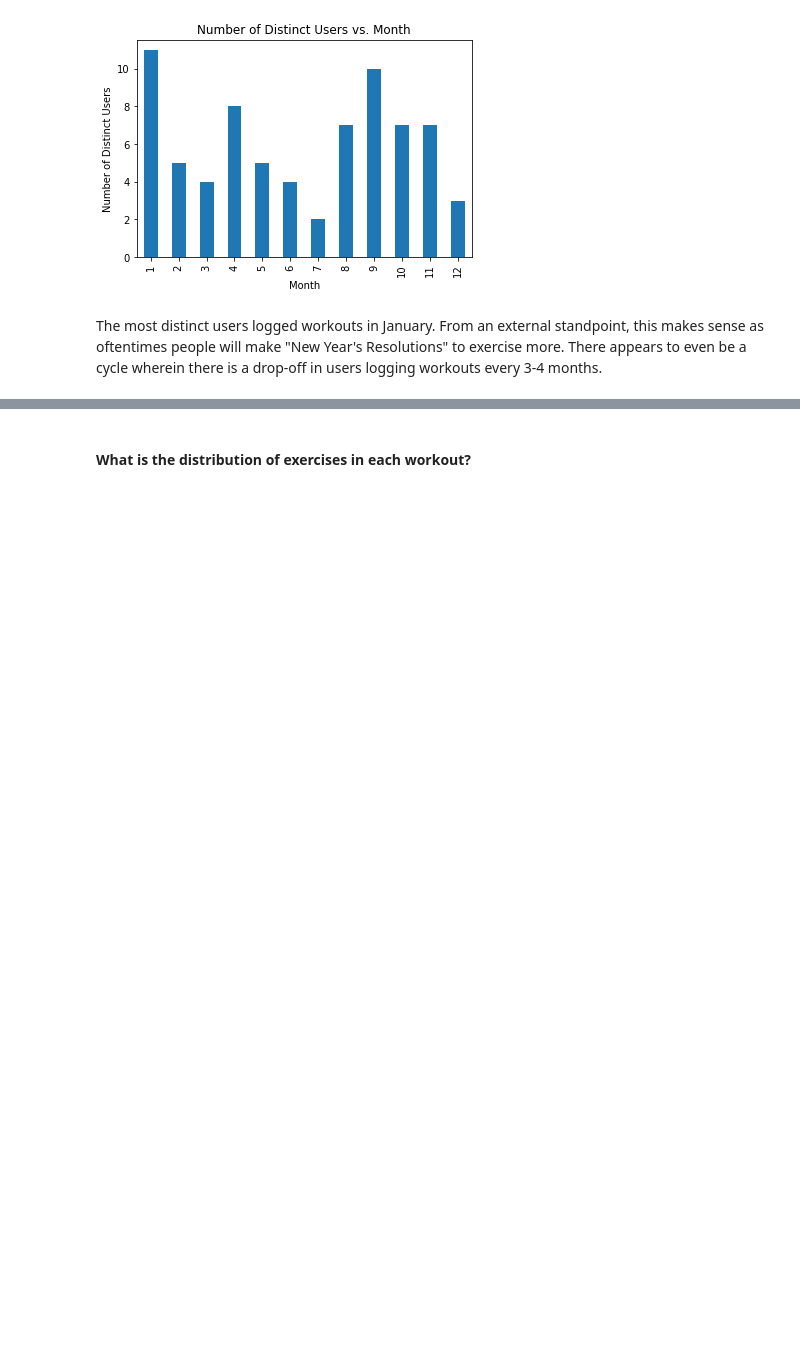
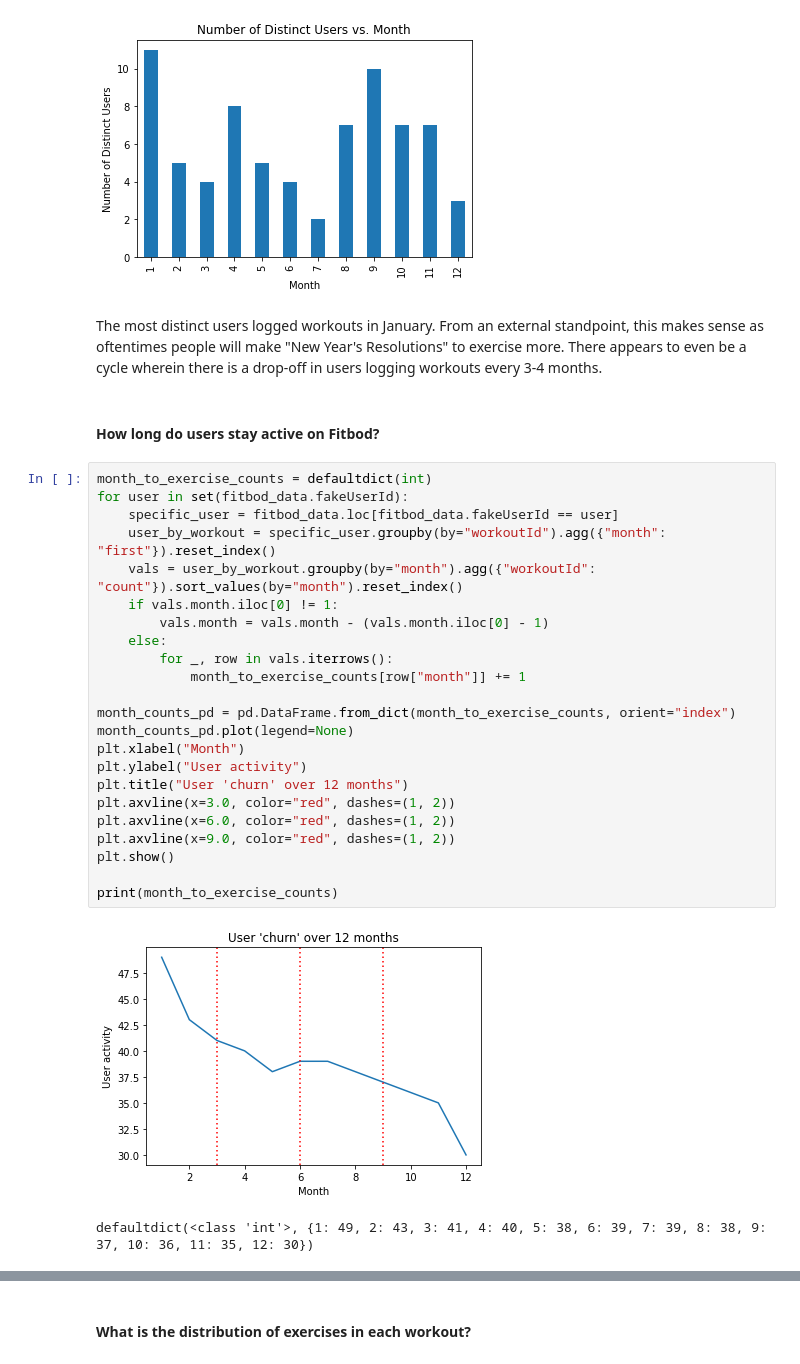
Before and after one commit to joecummings/fitbod_data_exploration, a Jupyter notebook: fitbod_exploration.ipynb, the cells around one changed output, grey strips where cells are left out. Saved outputs shown, nothing was run; the diff lists cells and outputs as text; blank space fills up the shorter version.

Commit message:
Add user churn

```diff
--- a/fitbod_exploration.ipynb
+++ b/fitbod_exploration.ipynb
@@ -133,3 +133,31 @@ plt.show()
 [figure]
 # %% [markdown]
 The most distinct users logged workouts in January. From an external standpoint, this makes sense as oftentimes people will make "New Year's Resolutions" to exercise more. There appears to even be a cycle wherein there is a drop-off in users logging workouts every 3-4 months.
+# %% [markdown]
+#### How long do users stay active on Fitbod?
+# %%
+month_to_exercise_counts = defaultdict(int)
+for user in set(fitbod_data.fakeUserId):
+    specific_user = fitbod_data.loc[fitbod_data.fakeUserId == user]
+    user_by_workout = specific_user.groupby(by="workoutId").agg({"month": "first"}).reset_index()
+    vals = user_by_workout.groupby(by="month").agg({"workoutId": "count"}).sort_values(by="month").reset_index()
+    if vals.month.iloc[0] != 1:
+        vals.month = vals.month - (vals.month.iloc[0] - 1)
+    else:
+        for _, row in vals.iterrows():
+            month_to_exercise_counts[row["month"]] += 1
+
+month_counts_pd = pd.DataFrame.from_dict(month_to_exercise_counts, orient="index")
+month_counts_pd.plot(legend=None)
+plt.xlabel("Month")
+plt.ylabel("User activity")
+plt.title("User 'churn' over 12 months")
+plt.axvline(x=3.0, color="red", dashes=(1, 2))
+plt.axvline(x=6.0, color="red", dashes=(1, 2))
+plt.axvline(x=9.0, color="red", dashes=(1, 2))
+plt.show()
+
+print(month_to_exercise_counts)
+# %% [output]
+[figure, added]
+defaultdict(<class 'int'>, {1: 49, 2: 43, 3: 41, 4: 40, 5: 38, 6: 39, 7: 39, 8: 38, 9: 37, 10: 36, 11: 35, 12: 30})
```
Also changed, not shown: parts of 3 cells of this notebook.
